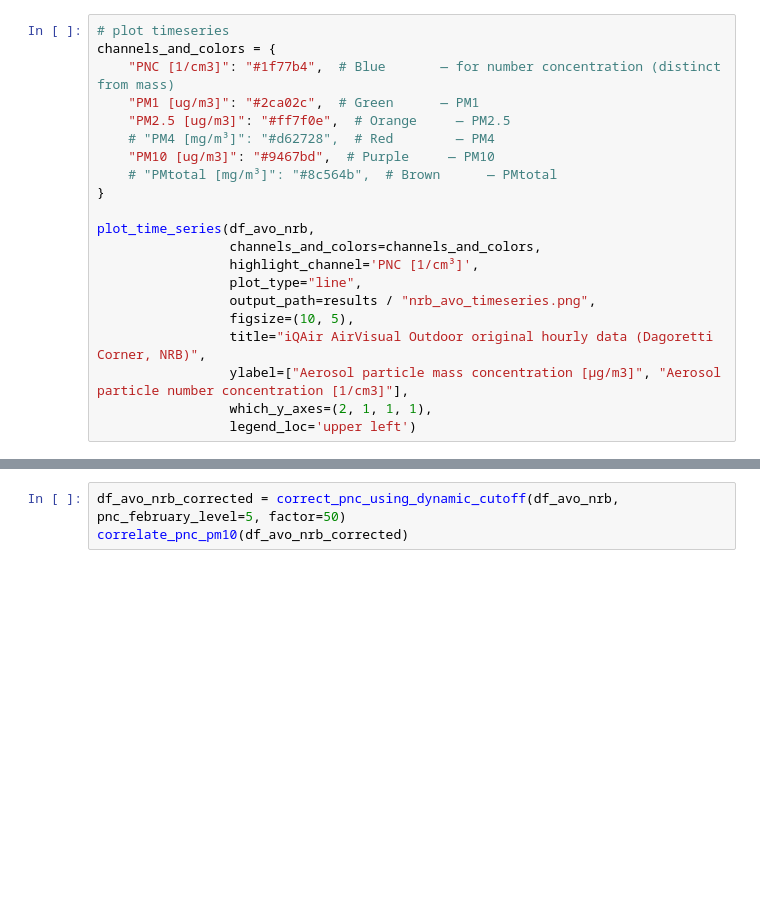
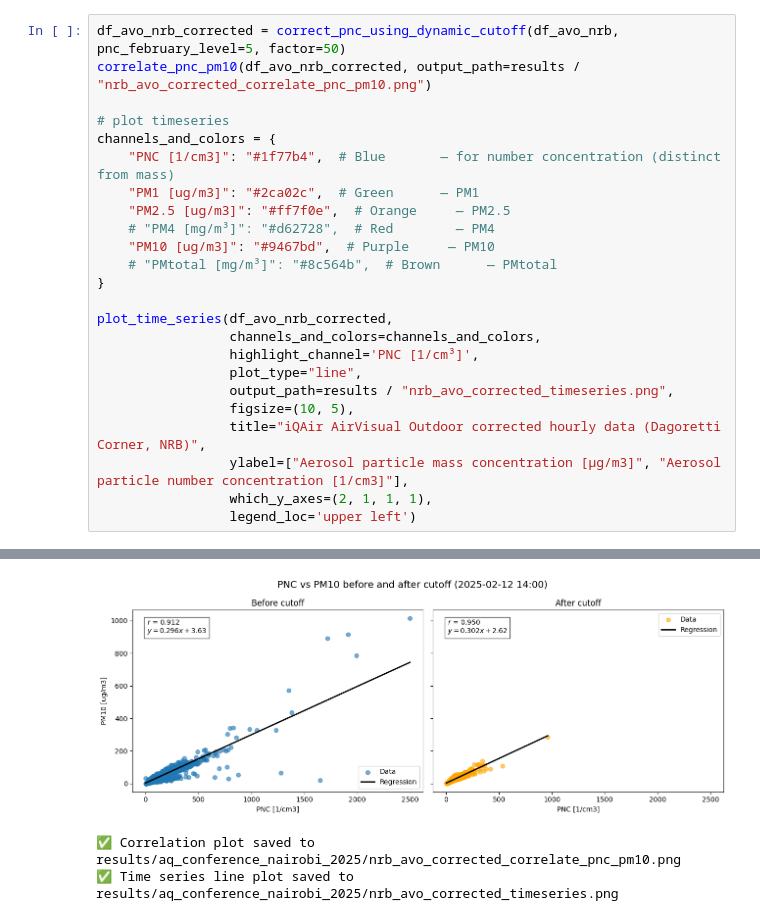
Before and after one commit to MeteoSwiss/gawkenya, a Jupyter notebook: aq_conference_2025_nairobi.ipynb, the cells around one changed output, grey strips where cells are left out. Saved outputs shown, nothing was run; the diff lists cells and outputs as text; blank space fills up the shorter version.

Commit message:
fix,feat,chore:finalize material for AQ Conference Nairobi

```diff
--- a/aq_conference_2025_nairobi.ipynb
+++ b/aq_conference_2025_nairobi.ipynb
@@ -574,4 +540,7 @@ df_avo_mtf.write_parquet(target / "avo/df_avo_mtf-hourly.parquet")
 # %%
+df_avo_nrb_corrected = correct_pnc_using_dynamic_cutoff(df_avo_nrb, pnc_february_level=5, factor=50)
+correlate_pnc_pm10(df_avo_nrb_corrected, output_path=results / "nrb_avo_corrected_correlate_pnc_pm10.png")
+
 # plot timeseries
 channels_and_colors = {
     "PNC [1/cm3]": "#1f77b4",  # Blue       — for number concentration (distinct from mass)
@@ -582,13 +551,14 @@ channels_and_colors = {
     # "PMtotal [mg/m³]": "#8c564b",  # Brown      — PMtotal
 }
 
-plot_time_series(df_avo_nrb,
+plot_time_series(df_avo_nrb_corrected,
                  channels_and_colors=channels_and_colors,
                  highlight_channel='PNC [1/cm³]',
                  plot_type="line",
-                 output_path=results / "nrb_avo_timeseries.png",
+                 output_path=results / "nrb_avo_corrected_timeseries.png",
                  figsize=(10, 5),
-                 title="iQAir AirVisual Outdoor original hourly data (Dagoretti Corner, NRB)",
+                 title="iQAir AirVisual Outdoor corrected hourly data (Dagoretti Corner, NRB)",
                  ylabel=["Aerosol particle mass concentration [µg/m3]", "Aerosol particle number concentration [1/cm3]"],
                  which_y_axes=(2, 1, 1, 1),
                  legend_loc='upper left')
+# %% [output]
@@ -595,3 +566,3 @@ plot_time_series(df_avo_nrb,
+[figure, added]
+✅ Correlation plot saved to results/aq_conference_nairobi_2025/nrb_avo_corrected_correlate_pnc_pm10.png
+✅ Time series line plot saved to results/aq_conference_nairobi_2025/nrb_avo_corrected_timeseries.png
-# %%
-df_avo_nrb_corrected = correct_pnc_using_dynamic_cutoff(df_avo_nrb, pnc_february_level=5, factor=50)
-correlate_pnc_pm10(df_avo_nrb_corrected)
```
Also changed, not shown: parts of 14 cells of this notebook, 23 other files.
